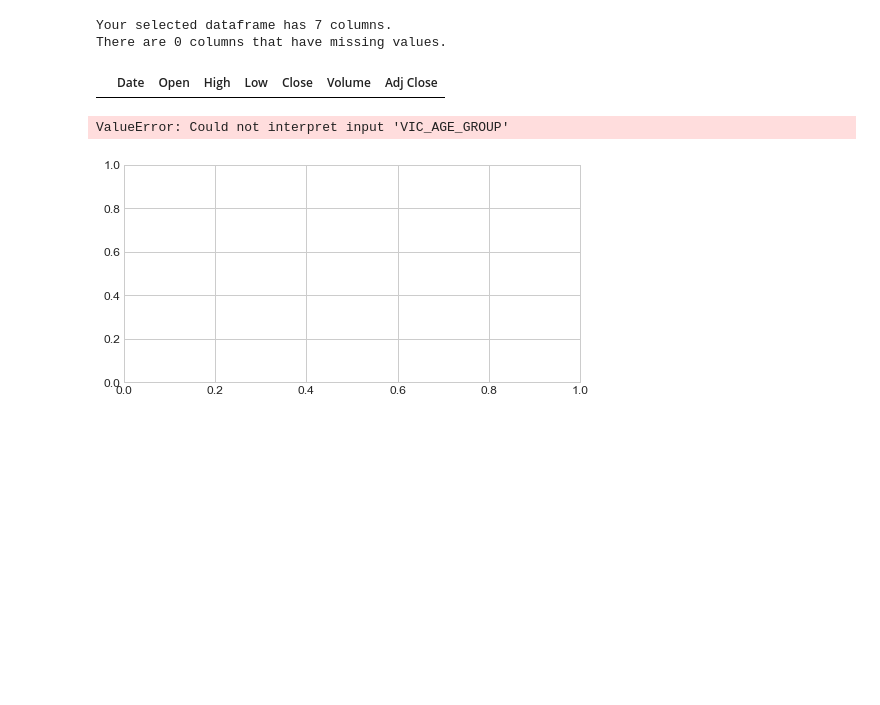
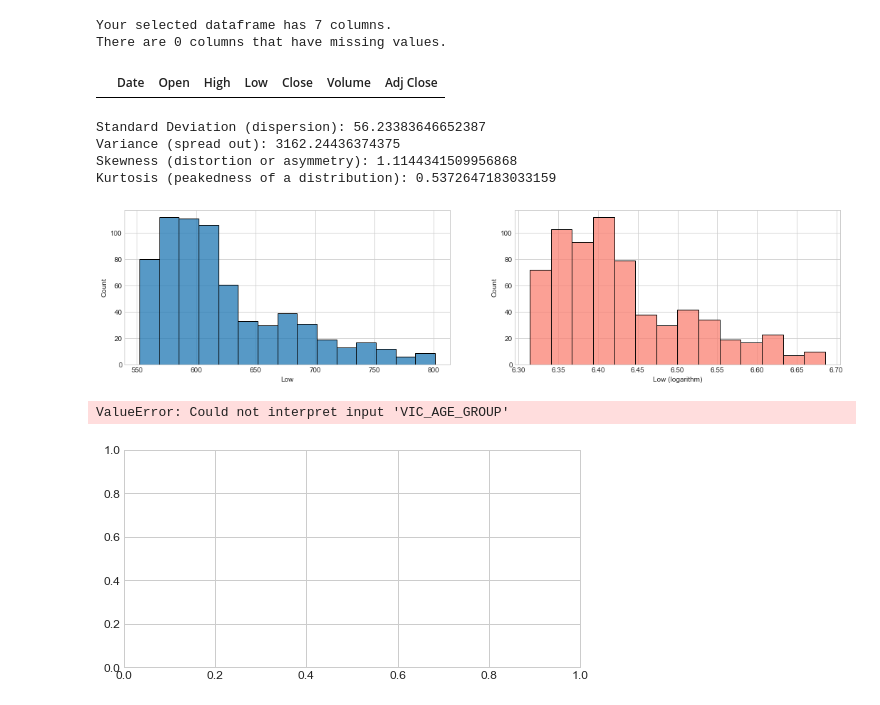
Before and after one commit to lep511/pexplorer, a Jupyter notebook: _pexplorer_test.ipynb, the cells around one changed output. Drawn from its saved outputs; the diff is of its cells as text; code cells hidden in the pictures; blank space fills up the shorter version.

```diff
--- a/_pexplorer_test.ipynb
+++ b/_pexplorer_test.ipynb
@@ -35,3 +42,5 @@ RangeIndex(start=0, stop=2148, step=1)
 | 5) | close | float64 | 2090 | 0.000000 | 100.010000 | 806.850000 | 475.478212 | 145.772446 | 387.090000 | 489.790000 | 582.645000 | ... |
 | 6) | volume | int64 | 2133 | 0.000000 | 840900 | 41116700 | 5519734.636872 | 4458603.584884 | 2612150.000000 | 4105050.000000 | 6872350.000000 | ... |
 | 7) | adj_close | float64 | 2090 | 0.000000 | 100.010000 | 806.850000 | 475.478212 | 145.772446 | 387.090000 | 489.790000 | 582.645000 | ... |
+# %%
+df.columns = px.col_rename(df)
@@ -57,6 +82,14 @@ There are 0 columns that have missing values.
 px.any_value(df, "12/01/2019")
 # %% [output]
 |  | Date | Open | High | Low | Close | Volume | Adj Close |
+# %%
+px.plot_distribution(df.dropna(), "Low")
+# %% [output]
+Standard Deviation (dispersion): 56.23383646652387
+Variance (spread out): 3162.24436374375
+Skewness (distortion or asymmetry): 1.1144341509956868
+Kurtosis (peakedness of a distribution): 0.5372647183033159
+[figure, added]
 # %%
 px.plot_numcat(df, "BORO", "VIC_AGE_GROUP")
 # %% [output]
```
Also changed, not shown: parts of 3 cells of this notebook, 1 other file.
